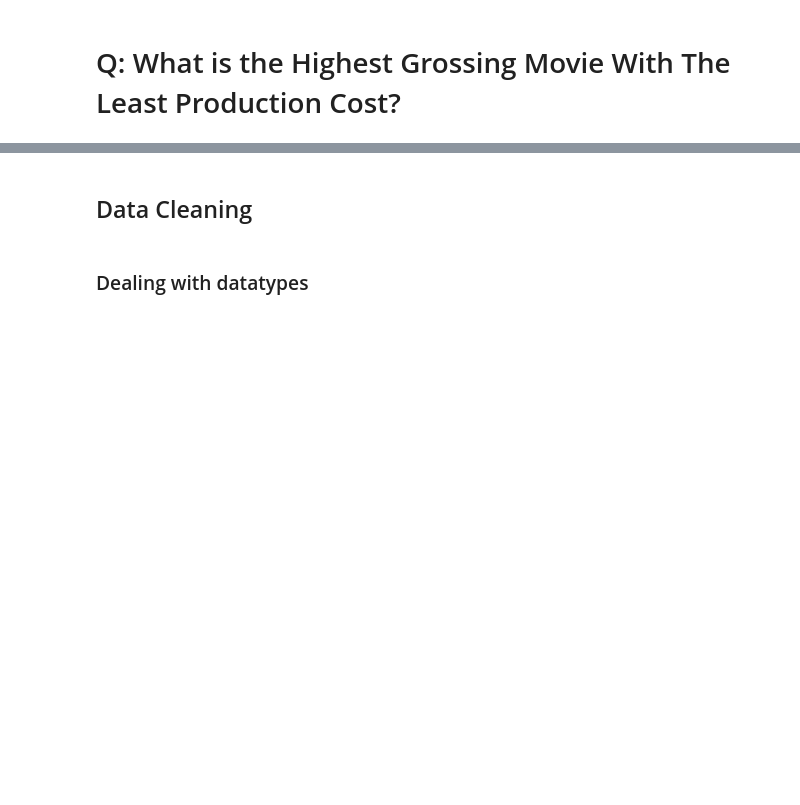
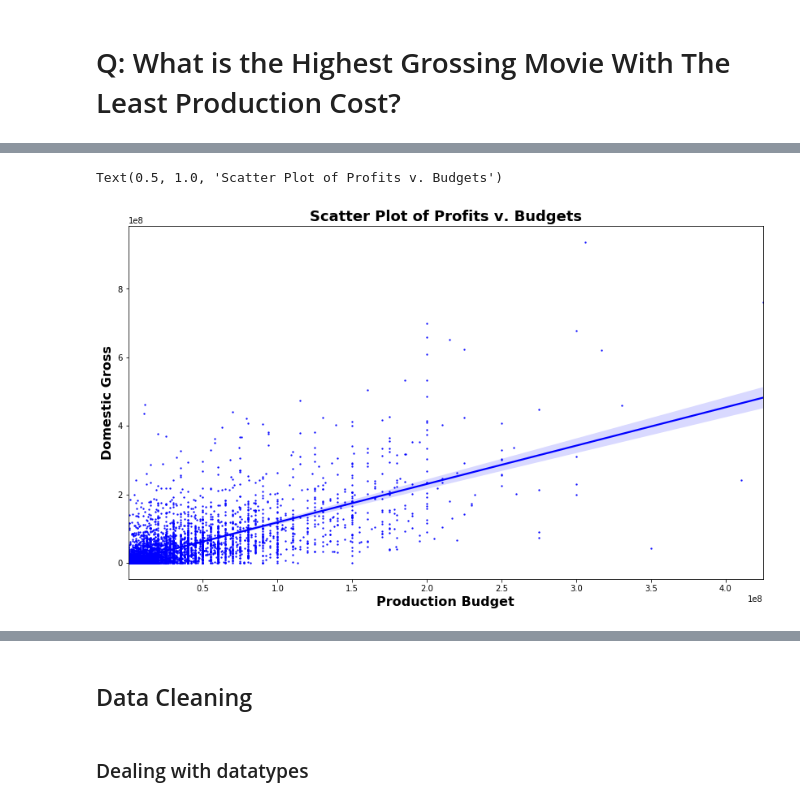
Before and after one commit to peimani/Movie_Project, a Jupyter notebook: LowCostHightGross.ipynb, the cells around one changed output, grey strips where cells are left out. Drawn from its saved outputs; the diff is of its cells as text; code cells hidden in the pictures; blank space fills up the shorter version.

```diff
--- a/LowCostHightGross.ipynb
+++ b/LowCostHightGross.ipynb
@@ -32,5 +42,6 @@ movie_gross_df = csv_files_dict['bom_movie_gross_gz']
 title_principals_df = csv_files_dict['imdb_title_principals_gz']
 # %%
 #turn movie budgets file into a dataframe and find out it's type
-movie_budgets_df = csv_files_dict['tn_movie_budgets_gz']
+
 type(movie_budgets_df)
+movie_budgets_df.describe()
@@ -45,0 +86,6 @@ movie_budgets_df.info()
+# %%
+#converting production_budget, domestic_gross, and worldwide_gross from objects to int values
+mb = movie_budgets_df
+mb.production_budget = mb.production_budget.replace('[\$,]', '', regex=True).astype(int)
+mb.domestic_gross = mb.domestic_gross.replace('[\$,]', '', regex=True).astype(int)
+mb.worldwide_gross = mb.worldwide_gross.replace('[\$,]', '', regex=True).astype(int)
@@ -45,0 +118,4 @@ movie_budgets_df.info()
+# %%
+#drop the column without having to reasign the df
+mb.drop('worldwide_gross', axis=1, inplace=True)
+mb.head()  #check to see if the column is dropped
@@ -45,0 +148,10 @@ movie_budgets_df.info()
+# %%
+#Scatter Plot of Profits of Movies from 2010 to 2018
+plt.figure(figsize=(14,8))
+l = sns.regplot(x =mb["production_budget"], y = mb["domestic_gross"], marker='o', color='blue', scatter_kws={'s':2})
+plt.xlabel('Production Budget', fontsize=16, fontweight='bold')
+plt.ylabel('Domestic Gross', fontsize=16, fontweight='bold')
+plt.title('Scatter Plot of Profits v. Budgets', fontsize=18, fontweight='bold')
+# %% [output]
+Text(0.5, 1.0, 'Scatter Plot of Profits v. Budgets')
+[figure, added]
```
Also changed, not shown: parts of 21 cells of this notebook, 1 other file.
